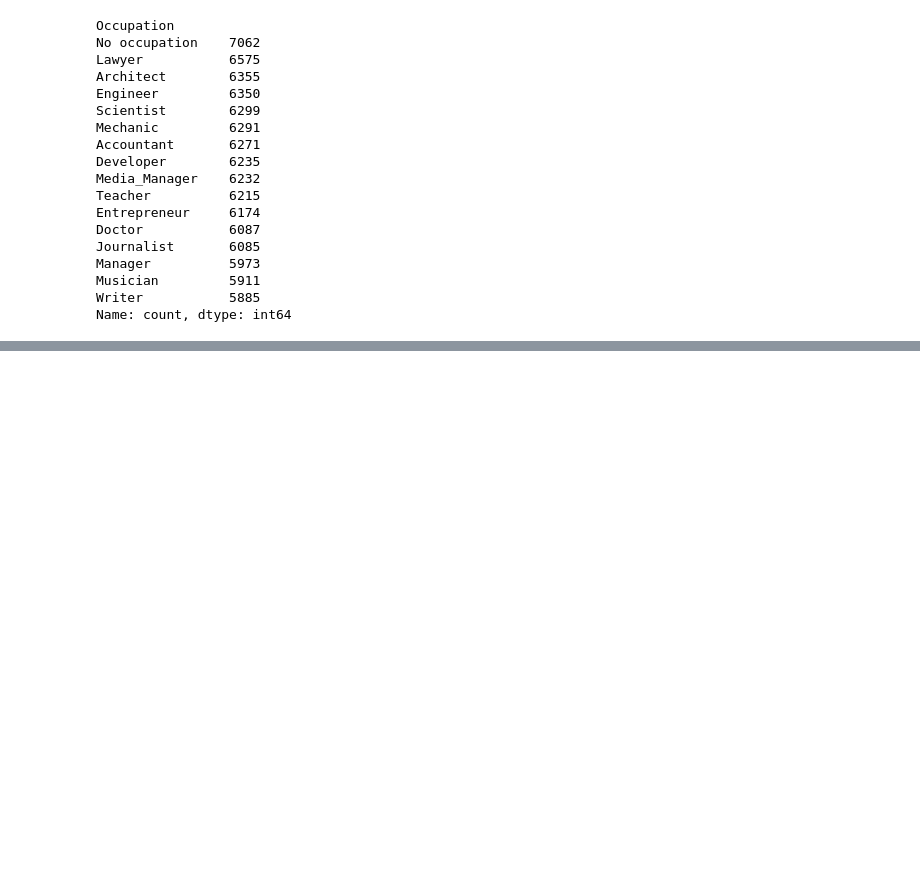
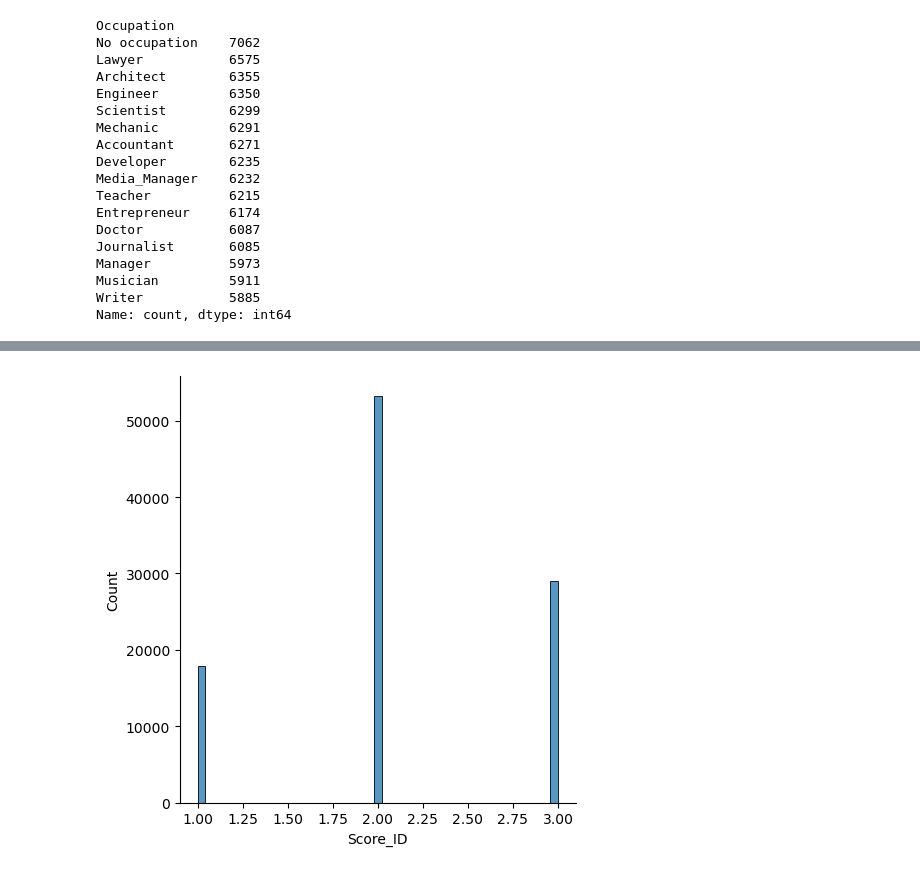
Before and after one commit to Kasilnur/Machine_learning, a Jupyter notebook: Machine_learning/Каскинбаев Ильнур Credit Score Classification Secrets.ipynb, the cells around one changed output, grey strips where cells are left out. Saved outputs shown, nothing was run; the diff lists cells and outputs as text; code cells hidden in the pictures; blank space fills up the shorter version.

```diff
--- a/Machine_learning/Каскинбаев Ильнур Credit Score Classification Secrets.ipynb
+++ b/Machine_learning/Каскинбаев Ильнур Credit Score Classification Secrets.ipynb
@@ -290,0 +830,4 @@ dtype: int64
+# %%
+sns.displot(df_train.Score_ID.T);
+# %% [output]
+[figure, added]
```
Also changed, not shown: parts of 138 cells of this notebook.
